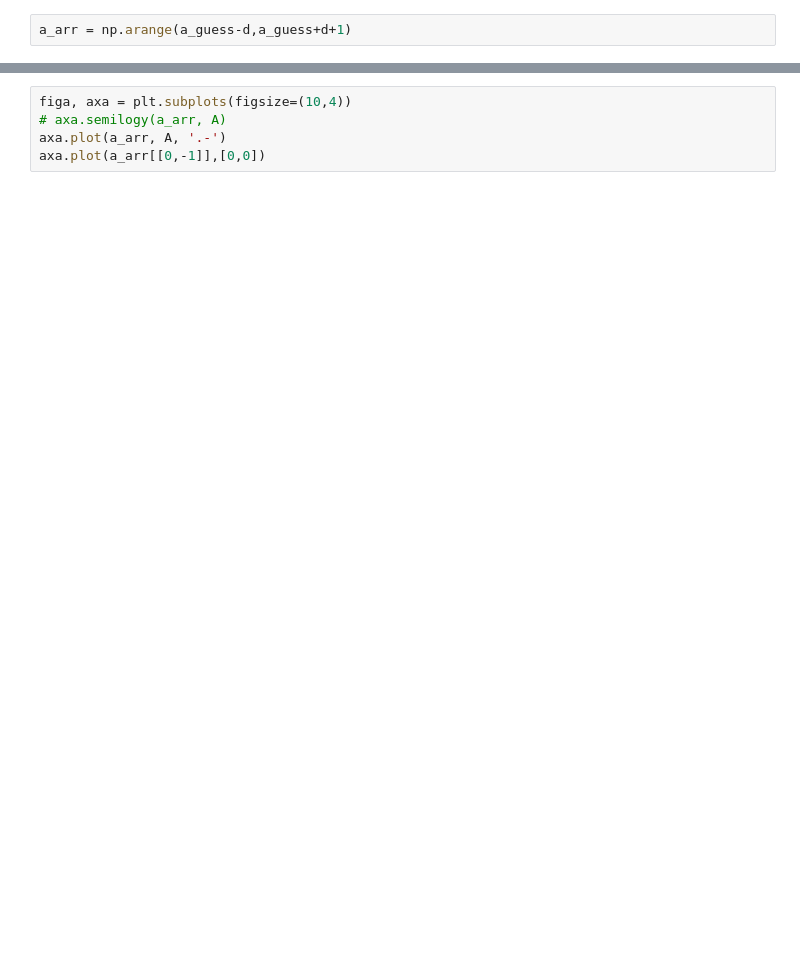
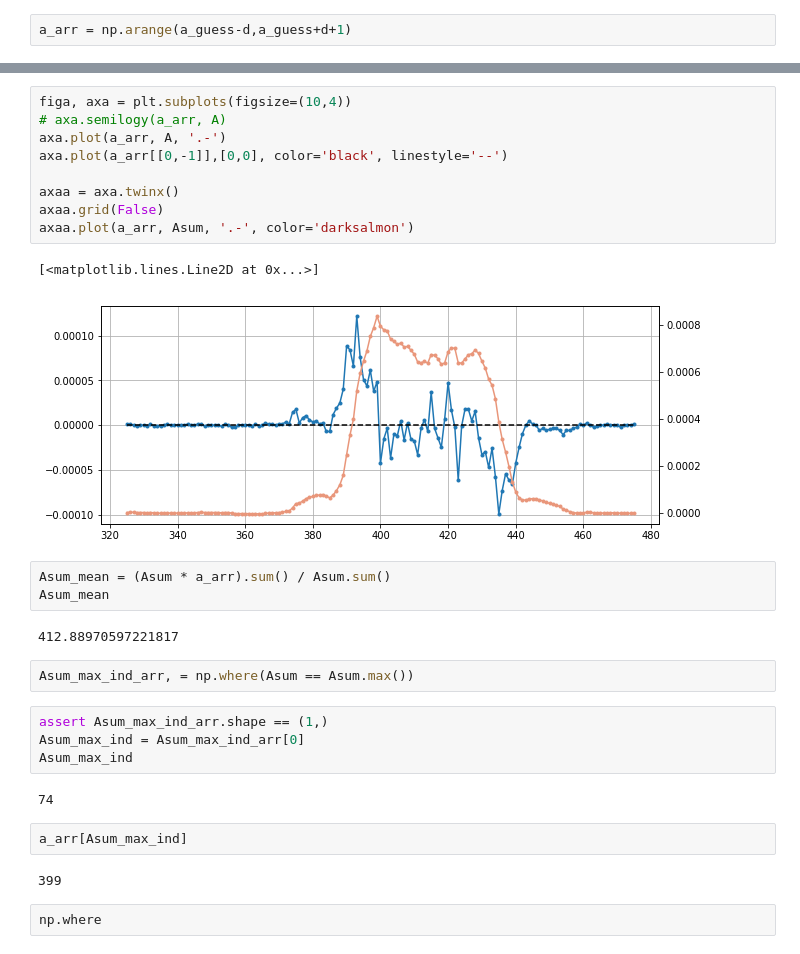
Before and after one commit to jam31118/vmi-analysis, a Jupyter notebook: finding-middle-axis/find-mid-axis.ipynb, the cells around one changed output, grey strips where cells are left out. Cells and saved outputs as stored; diff of their text form; blank space fills up the shorter version.

```diff
--- a/finding-middle-axis/find-mid-axis.ipynb
+++ b/finding-middle-axis/find-mid-axis.ipynb
@@ -28,6 +54,32 @@ A = img[a_arr+delta_x,y0] - img[a_arr-delta_x,y0]
 # %%
 figa, axa = plt.subplots(figsize=(10,4))
 # axa.semilogy(a_arr, A)
 axa.plot(a_arr, A, '.-')
-axa.plot(a_arr[[0,-1]],[0,0])
+axa.plot(a_arr[[0,-1]],[0,0], color='black', linestyle='--')
+
+axaa = axa.twinx()
+axaa.grid(False)
+axaa.plot(a_arr, Asum, '.-', color='darksalmon')
+# %% [output]
+[<matplotlib.lines.Line2D at 0x...>]
+[figure, added]
+# %%
+Asum_mean = (Asum * a_arr).sum() / Asum.sum()
+Asum_mean
+# %% [output]
+412.88970597221817
+# %%
+Asum_max_ind_arr, = np.where(Asum == Asum.max())
+# %%
+assert Asum_max_ind_arr.shape == (1,)
+Asum_max_ind = Asum_max_ind_arr[0]
+Asum_max_ind
+# %% [output]
+74
+# %%
+a_arr[Asum_max_ind]
+# %% [output]
+399
+# %%
+np.where
 # %%
```
Also changed, not shown: parts of 11 cells of this notebook.
